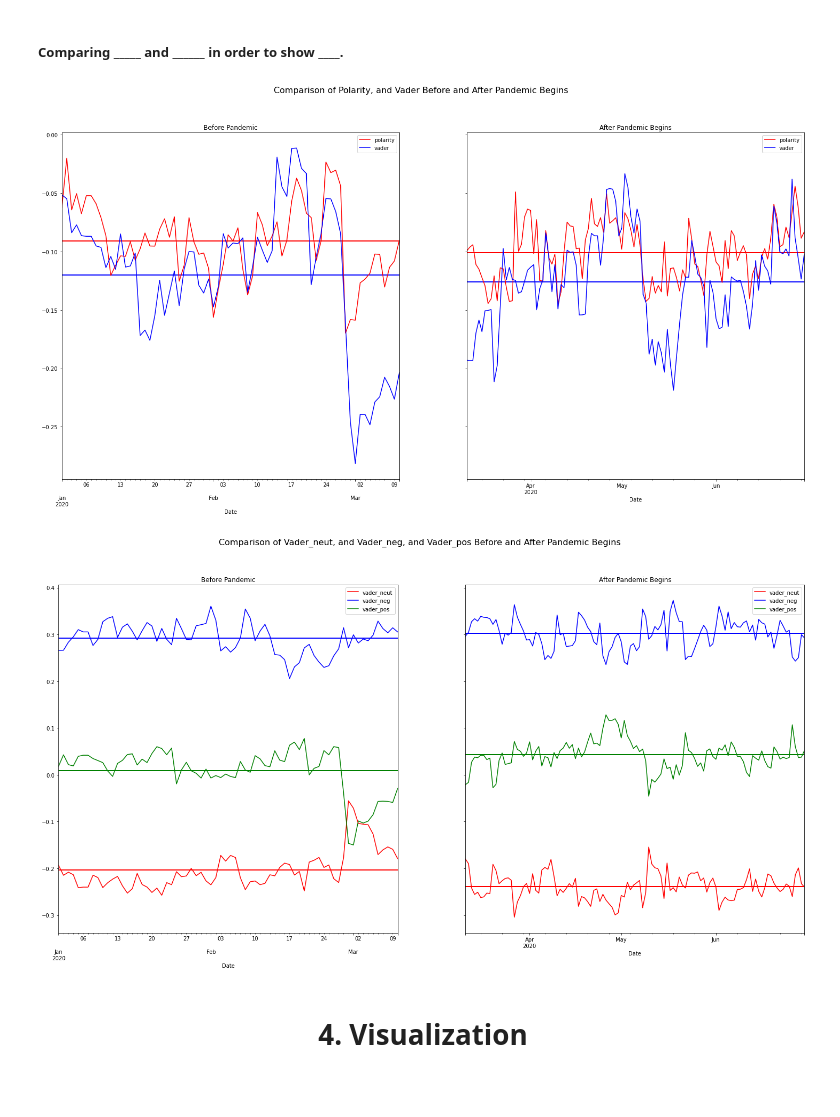
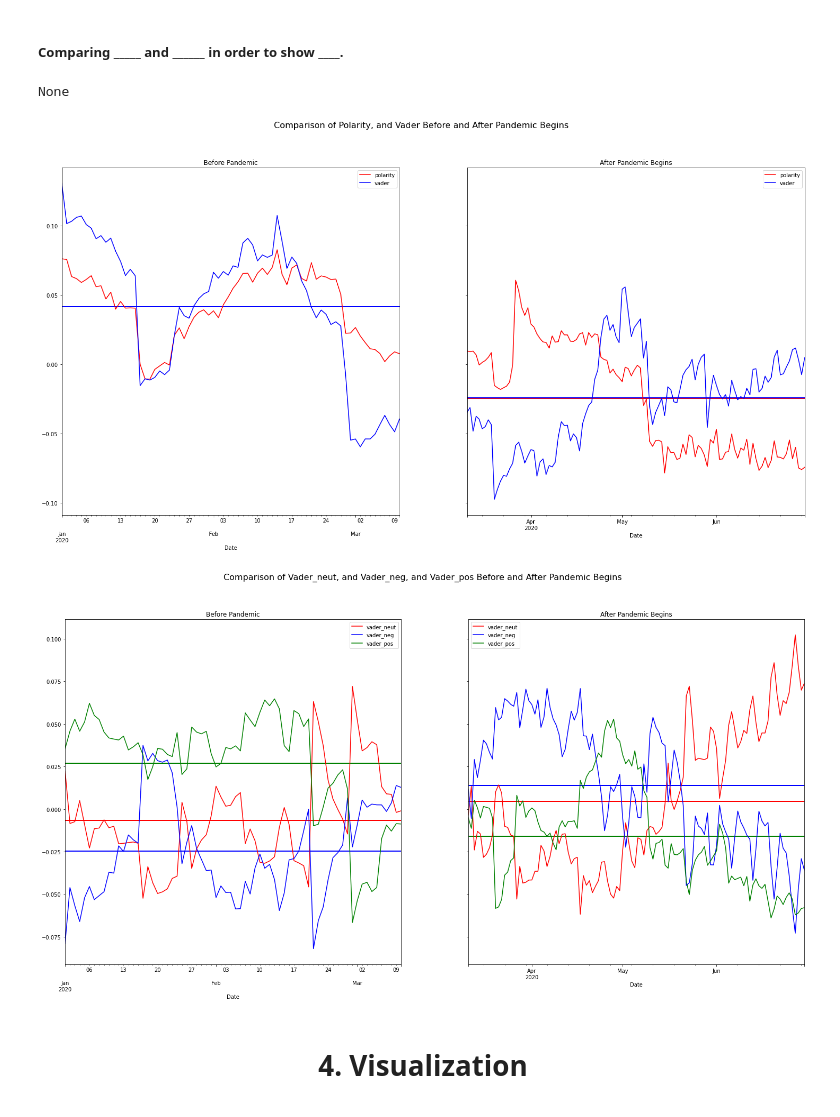
Before and after one commit to M-Sender/CS-Capstone, a Jupyter notebook: code/analysis.ipynb, the cells around one changed output. Saved outputs shown, nothing was run; the diff lists cells and outputs as text; code cells hidden in the pictures.

Commit message:
graph update

```diff
--- a/code/analysis.ipynb
+++ b/code/analysis.ipynb
@@ -238,4 +238,5 @@ nlp.add_pipe('spacytextblob')
 <spacytextblob.spacytextblob.SpacyTextBlob at 0x...>
 # %%
 for i in ['polarity','subjectivity','vader','vader_pos','vader_neg','vader_neut','sentiment']:
-    createMetricComparison(i,full_lyr,std=False)
+    #createMetricComparison(i,full_lyr,std=False)
+    pass
@@ -328,11 +330,12 @@ def compare_Metrics(metric_df_tupleList):   #(metric1,metric2,df1,df2):
 # %%
 def make_tuple_dict(metric,df,color):
     return {'metric':metric,'df':df,'color':color}
-compare_Metrics([('polarity',full_lyr, 'r'),('vader',full_lyr, 'b')])
-compare_Metrics([('vader_neut',full_lyr, 'r'),('vader_neg',full_lyr, 'b'),('vader_pos',full_lyr, 'g')])
+display(compare_Metrics([('polarity',full_lyr, 'r'),('vader',full_lyr, 'b')],std=True))
+compare_Metrics([('vader_neut',full_lyr, 'r'),('vader_neg',full_lyr, 'b'),('vader_pos',full_lyr, 'g')],std=True)
 # %% [output]
+None
-[figure, old version]
+[figure, new version]
-[figure, old version]
+[figure, new version]
 # %% [markdown]
 <center><h1>4. Visualization</h1></center>
 # %% [markdown]
```
Also changed, not shown: parts of 3 cells of this notebook.
